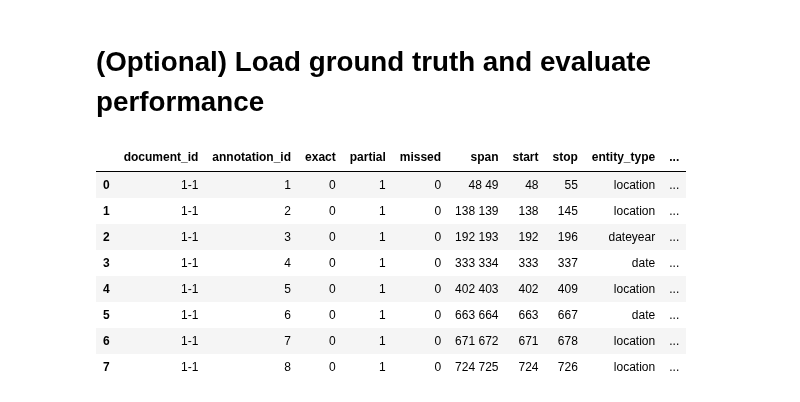
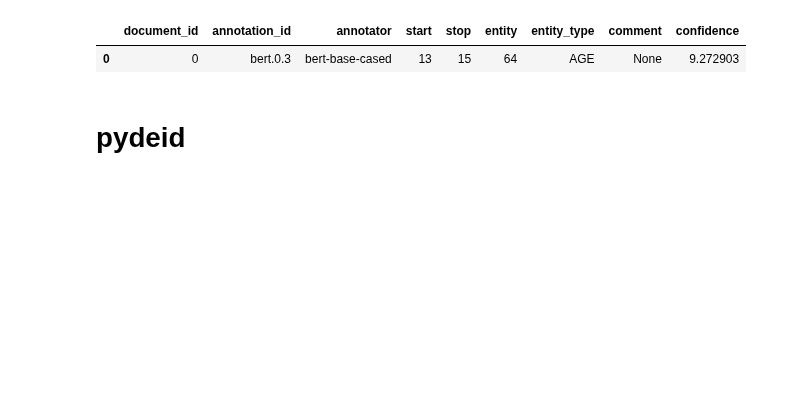
Before and after one commit to alistairewj/bert-deid, a Jupyter notebook: example_deid.ipynb, the cells around one changed output. Drawn from its saved outputs; the diff is of its cells as text; code cells hidden in the pictures; blank space fills up the shorter version.

Commit message:
rewrite to run bert-deid/pydeid

```diff
--- a/example_deid.ipynb
+++ b/example_deid.ipynb
@@ -11,13 +12,8 @@ import pandas as pd
 # %%
-# Load a trained model and config that you have fine-tuned
-max_seq_length = 100
-step_size = 40
-
-bert_model = model.BertForDEID(
-    model_dir="/db/git/bert-deid/models/physionet_goldstandard",
-    max_seq_length=max_seq_length,
-    token_step_size=step_size
+# Load a trained model
+bert_model = bert_deid_model.BertForDEID(
+    model_dir="/db/git/bert-deid/models/i2b2_2014"
 )
-bert_model.to('cpu')
-bert_model.eval()
+# bert_model.to('cpu')
+# bert_model.eval()
 # %% [output]
@@ -137,29 +119,18 @@ display(df)
-# %% [markdown]
-# (Optional) Load ground truth and evaluate performance
-# %%
-gs_fn = '/db/git/deid-gs/physionet_goldstandard/train/ann/1-1.gs'
-gs = pd.read_csv(gs_fn, header=0,
-                 dtype={'entity': str,
-                        'entity_type': str})
-
-# fix entities - lower case and group
-gs = utils.combine_entity_types(gs, lowercase=True)
-
-# run comparison looking for exact/partial/misses
-cmp_ann = utils.compare_single_doc(gs, df)
-# add in the text/start/stop from gold standard annot
-cmp_ann = cmp_ann.merge(gs[['annotation_id',
-                            'start', 'stop',
-                            'entity_type', 'entity']],
-                        how='left', on='annotation_id')
-display(cmp_ann)
-# %% [output]
-|  | document_id | annotation_id | exact | partial | missed | span | start | stop | entity_type | ... |
-| 0 | 1-1 | 1 | 0 | 1 | 0 | 48 49 | 48 | 55 | location | ... |
-| 1 | 1-1 | 2 | 0 | 1 | 0 | 138 139 | 138 | 145 | location | ... |
-| 2 | 1-1 | 3 | 0 | 1 | 0 | 192 193 | 192 | 196 | dateyear | ... |
-| 3 | 1-1 | 4 | 0 | 1 | 0 | 333 334 | 333 | 337 | date | ... |
-| 4 | 1-1 | 5 | 0 | 1 | 0 | 402 403 | 402 | 409 | location | ... |
-| 5 | 1-1 | 6 | 0 | 1 | 0 | 663 664 | 663 | 667 | date | ... |
-| 6 | 1-1 | 7 | 0 | 1 | 0 | 671 672 | 671 | 678 | location | ... |
-| 7 | 1-1 | 8 | 0 | 1 | 0 | 724 725 | 724 | 726 | location | ... |
+# %%
+text = 'Patient is a 64 yo man with a serious condition.'
+
+# ann with bert
+df = bert_model.annotate(text, document_id='0')
+
+# merge intervals that are close together
+df = annotation.merge_intervals(df, dist=1, text=text)
+
+# post-fix to reduce false positives
+df = bert_model.postfix(df, text)
+
+display(df)
+# %% [output]
+|  | document_id | annotation_id | annotator | start | stop | entity | entity_type | comment | confidence |
+| 0 | 0 | bert.0.3 | bert-base-cased | 13 | 15 | 64 | AGE | None | 9.272903 |
+# %% [markdown]
+# pydeid
```
Also changed, not shown: parts of 20 cells of this notebook.
